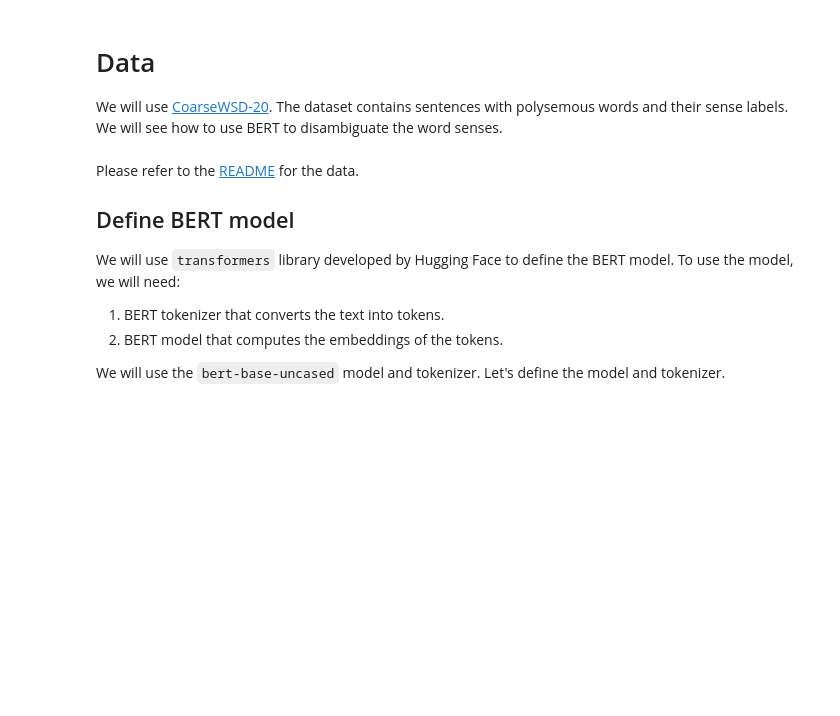
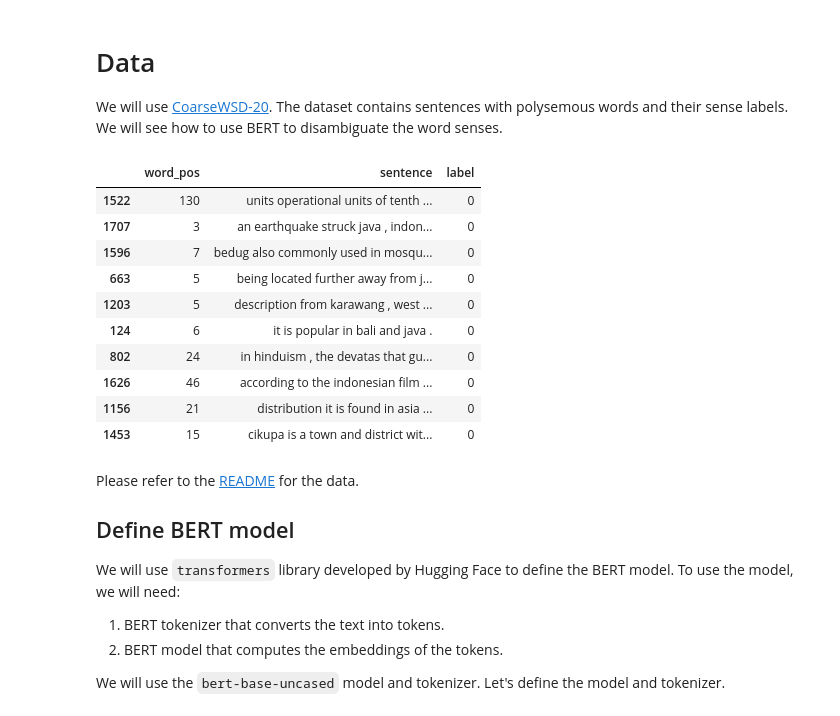
Before and after one commit to sk-classroom/contextualizedembedding-skojaku, a Jupyter notebook: assignments/assignment_01.ipynb, the cells around one changed output. Cells and saved outputs as stored; diff of their text form; code cells hidden in the pictures; blank space fills up the shorter version.

```diff
--- a/assignments/assignment_01.ipynb
+++ b/assignments/assignment_01.ipynb
@@ -23,32 +23,47 @@ We will use [CoarseWSD-20](https://github.com/danlou/bert-disambiguation/tree/ma
 # %%
 def load_data(focal_word, is_train):
     data_type = "train" if is_train else "test"
     data_file = f"https://raw.githubusercontent.com/danlou/bert-disambiguation/master/data/CoarseWSD-20/{focal_word}/{data_type}.data.txt"
     label_file = f"https://raw.githubusercontent.com/danlou/bert-disambiguation/master/data/CoarseWSD-20/{focal_word}/{data_type}.gold.txt"
 
     data_table = pd.read_csv(
         data_file,
         sep="\t",
         header=None,
         dtype={"word_pos": int, "sentence": str},
         names=["word_pos", "sentence"],
     )
     label_table = pd.read_csv(
         label_file,
         sep="\t",
         header=None,
         dtype={"label": int},
         names=["label"],
     )
     combined_table = pd.concat([data_table, label_table], axis=1)
     return combined_table
 
 
 focal_word = "java"
 
 train_data = load_data(focal_word, is_train=False)
 
+# Down sampling
+train_data = train_data.sample(300)
+
 train_data.head(10)
+# %% [output]
+|  | word_pos | sentence | label |
+| 1522 | 130 | units operational units of tenth ... | 0 |
+| 1707 | 3 | an earthquake struck java , indon... | 0 |
+| 1596 | 7 | bedug also commonly used in mosqu... | 0 |
+| 663 | 5 | being located further away from j... | 0 |
+| 1203 | 5 | description from karawang , west ... | 0 |
+| 124 | 6 | it is popular in bali and java . | 0 |
+| 802 | 24 | in hinduism , the devatas that gu... | 0 |
+| 1626 | 46 | according to the indonesian film ... | 0 |
+| 1156 | 21 | distribution it is found in asia ... | 0 |
+| 1453 | 15 | cikupa is a town and district wit... | 0 |
 # %% [markdown]
 Please refer to the [README](https://github.com/danlou/bert-disambiguation/blob/master/data/CoarseWSD-20/README.txt) for the data.
 
```
Also changed, not shown: parts of 8 cells of this notebook.
